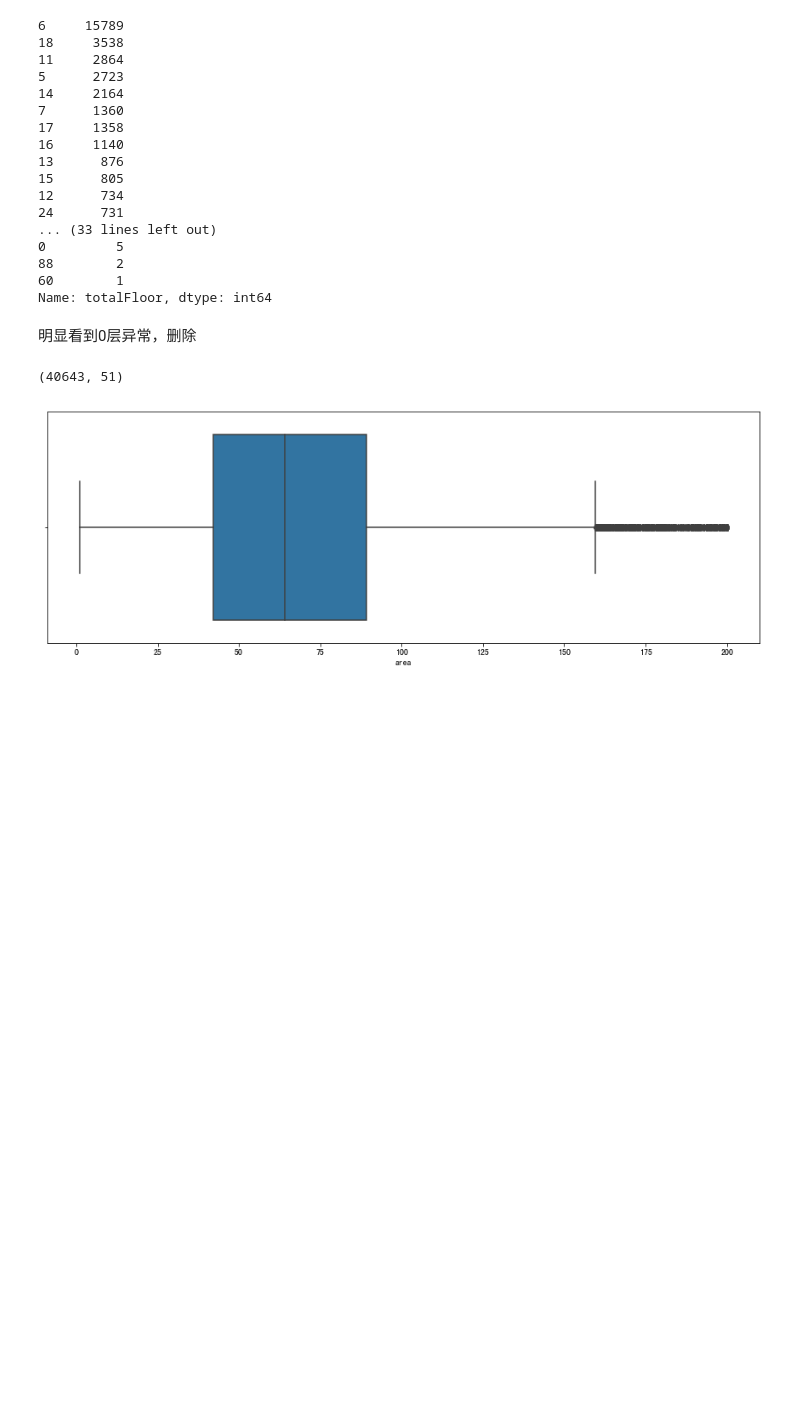
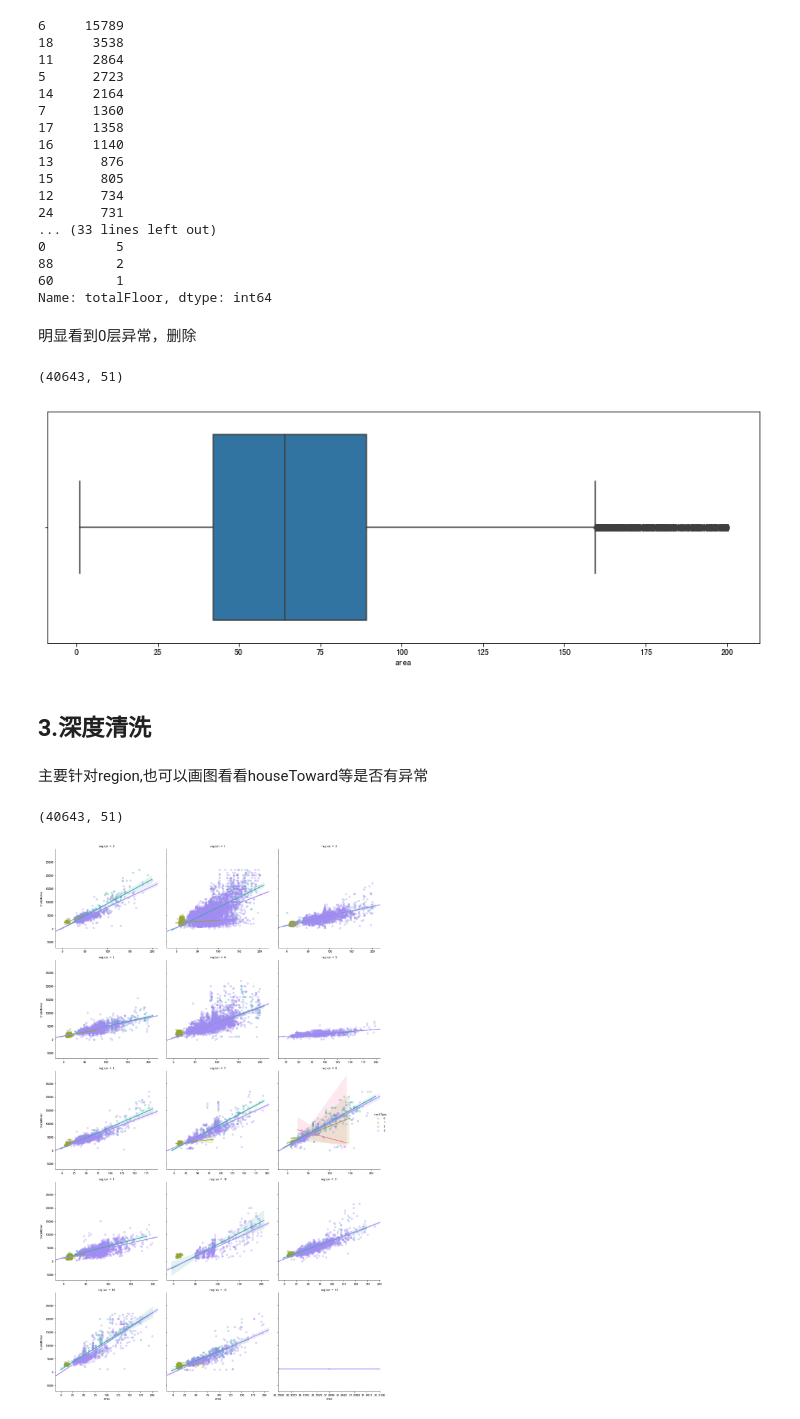
Before and after one commit to Jiachengciel/Futurelab-2019-House-Rent-Forecast, a Jupyter notebook: 1. EDA.ipynb, the cells around one changed output. Saved outputs shown, nothing was run; the diff lists cells and outputs as text; code cells hidden in the pictures; blank space fills up the shorter version.

Commit message:
Add the deep data cleaning

```diff
--- a/1. EDA.ipynb
+++ b/1. EDA.ipynb
@@ -711,3 +712,17 @@ sns.boxplot(data_train.area)
 plt.show()
 # %% [output]
 [figure]
+# %% [markdown]
+## 3.深度清洗
+# %% [markdown]
+主要针对region,也可以画图看看houseToward等是否有异常
+# %%
+data_train.shape
+# %% [output]
+(40643, 51)
+# %%
+g = sns.lmplot('area', 'tradeMoney', data=data_train, hue='rentType', col='region', palette='husl', col_wrap=3, sharex=False, scatter_kws={'alpha':0.3})
+plt.tight_layout()
+plt.show()
+# %% [output]
+[figure, added]
```
Also changed, not shown: parts of 8 cells of this notebook.
